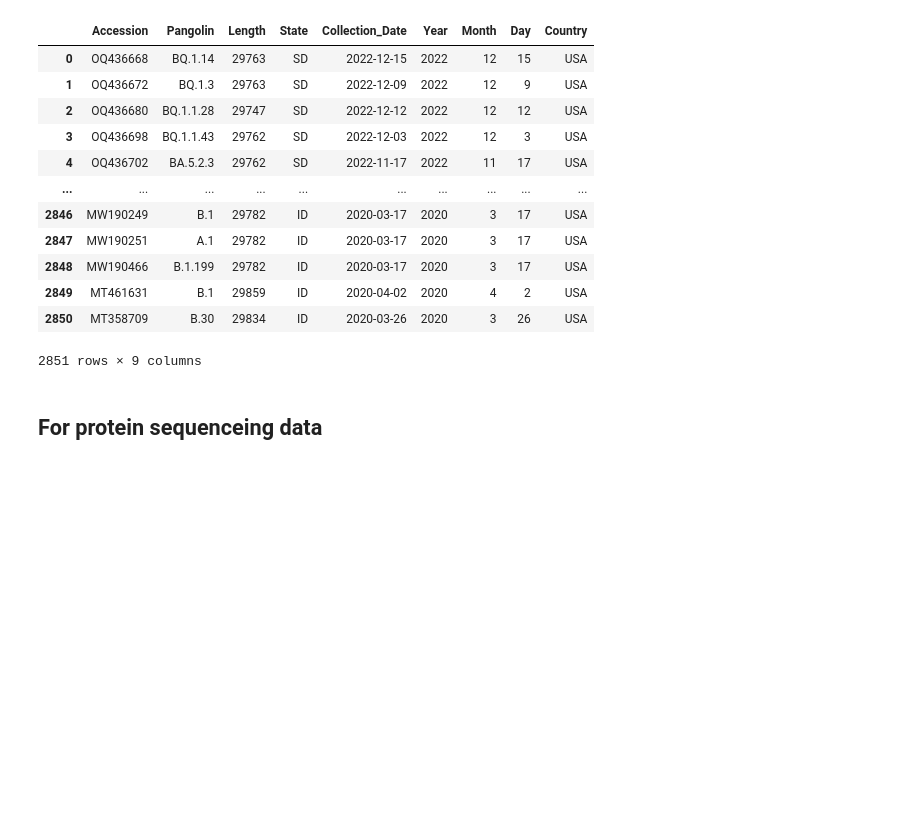
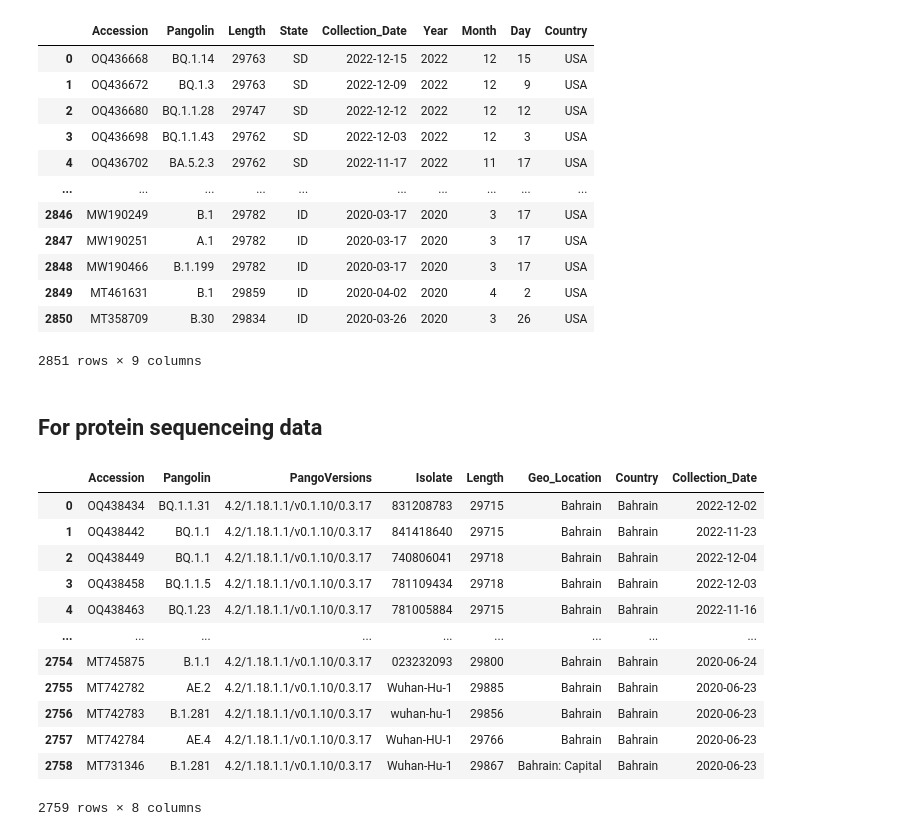
Before and after one commit to tahiri-lab/iPhyloGeo.js, a Jupyter notebook: Data_preprocessing/NCBIVirus.ipynb, the cells around one changed output. Drawn from its saved outputs; the diff is of its cells as text; code cells hidden in the pictures; blank space fills up the shorter version.

Commit message:
upload seq data

```diff
--- a/Data_preprocessing/NCBIVirus.ipynb
+++ b/Data_preprocessing/NCBIVirus.ipynb
@@ -209,7 +209,25 @@ def preprocessConcat(path):
         li.append(df)
     return pd.concat(li, axis=0, ignore_index=True)
 # %%
-f_path = "../Data/NCBI_virus/aa/USA"
+f_path = "../Data/NCBI_virus/aa/aa_Bahrain.csv"
+# %%
+df = pd.read_csv(f_path)
+df = df[['Accession', 'Pangolin', 'Length','Country', 'Collection_Date']]
+df
+# %% [output]
+|  | Accession | Pangolin | PangoVersions | Isolate | Length | Geo_Location | Country | Collection_Date |
+| 0 | OQ438434 | BQ.1.1.31 | 4.2/1.18.1.1/v0.1.10/0.3.17 | 831208783 | 29715 | Bahrain | Bahrain | 2022-12-02 |
+| 1 | OQ438442 | BQ.1.1 | 4.2/1.18.1.1/v0.1.10/0.3.17 | 841418640 | 29715 | Bahrain | Bahrain | 2022-11-23 |
+| 2 | OQ438449 | BQ.1.1 | 4.2/1.18.1.1/v0.1.10/0.3.17 | 740806041 | 29718 | Bahrain | Bahrain | 2022-12-04 |
+| 3 | OQ438458 | BQ.1.1.5 | 4.2/1.18.1.1/v0.1.10/0.3.17 | 781109434 | 29718 | Bahrain | Bahrain | 2022-12-03 |
+| 4 | OQ438463 | BQ.1.23 | 4.2/1.18.1.1/v0.1.10/0.3.17 | 781005884 | 29715 | Bahrain | Bahrain | 2022-11-16 |
+| ... | ... | ... | ... | ... | ... | ... | ... | ... |
+| 2754 | MT745875 | B.1.1 | 4.2/1.18.1.1/v0.1.10/0.3.17 | 023232093 | 29800 | Bahrain | Bahrain | 2020-06-24 |
+| 2755 | MT742782 | AE.2 | 4.2/1.18.1.1/v0.1.10/0.3.17 | Wuhan-Hu-1 | 29885 | Bahrain | Bahrain | 2020-06-23 |
+| 2756 | MT742783 | B.1.281 | 4.2/1.18.1.1/v0.1.10/0.3.17 | wuhan-hu-1 | 29856 | Bahrain | Bahrain | 2020-06-23 |
+| 2757 | MT742784 | AE.4 | 4.2/1.18.1.1/v0.1.10/0.3.17 | Wuhan-HU-1 | 29766 | Bahrain | Bahrain | 2020-06-23 |
+| 2758 | MT731346 | B.1.281 | 4.2/1.18.1.1/v0.1.10/0.3.17 | Wuhan-Hu-1 | 29867 | Bahrain: Capital | Bahrain | 2020-06-23 |
+2759 rows × 8 columns
 # %%
 # Sequenceing data in USA has one more column for state info
 def dropDuplicateSeq_USA_protein(f_path):
```
Also changed, not shown: 3 other files.
